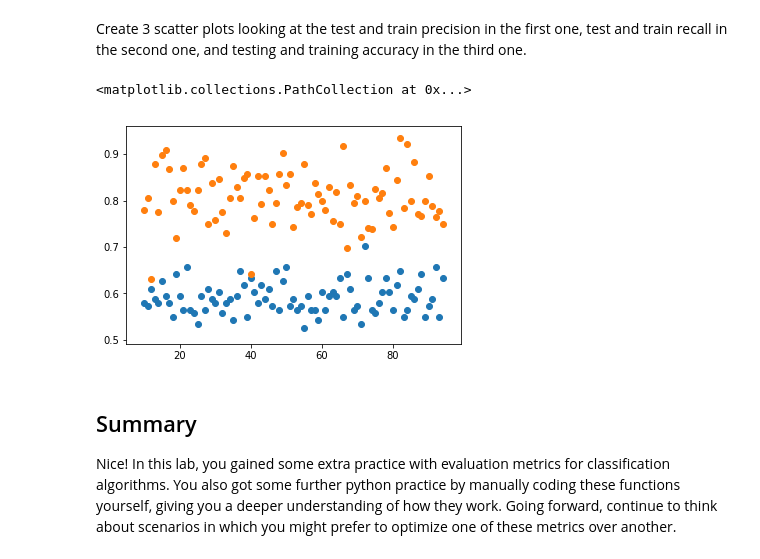
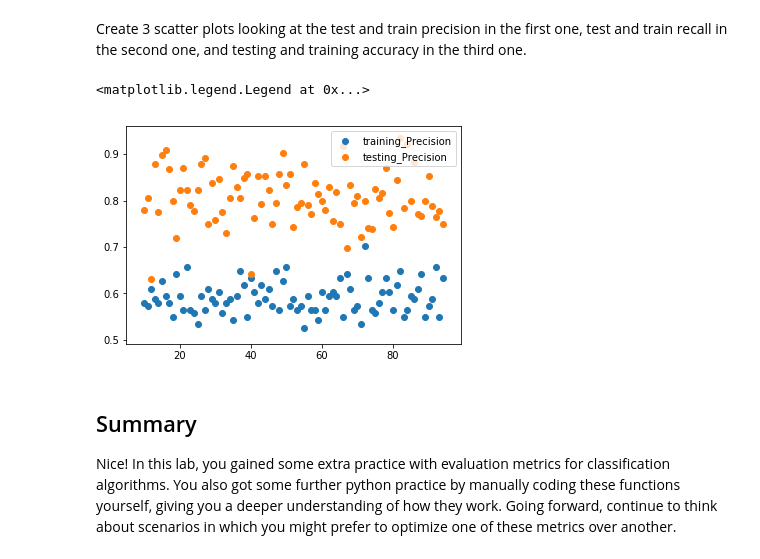
Before and after one commit to Chris-Manna/dsc-3-29-06-evaluating-logistic-regression-models-lab-nyc-career-ds-102218, a Jupyter notebook: index.ipynb, the cells around one changed output. Saved outputs shown, nothing was run; the diff lists cells and outputs as text; code cells hidden in the pictures.

```diff
--- a/index.ipynb
+++ b/index.ipynb
@@ -166,10 +166,11 @@ Create 3 scatter plots looking at the test and train precision in the first one,
 # %%
 # code for test and train precision
 plt.scatter(list(range(10,95)),training_Precision,label="training_Precision")
 plt.scatter(list(range(10,95)),testing_Precision,label="testing_Precision")
+plt.legend()
 # %% [output]
-<matplotlib.collections.PathCollection at 0x...>
+<matplotlib.legend.Legend at 0x...>
-[figure, old version]
+[figure, new version]
 # %%
 # code for test and train recall
 # %%
```
